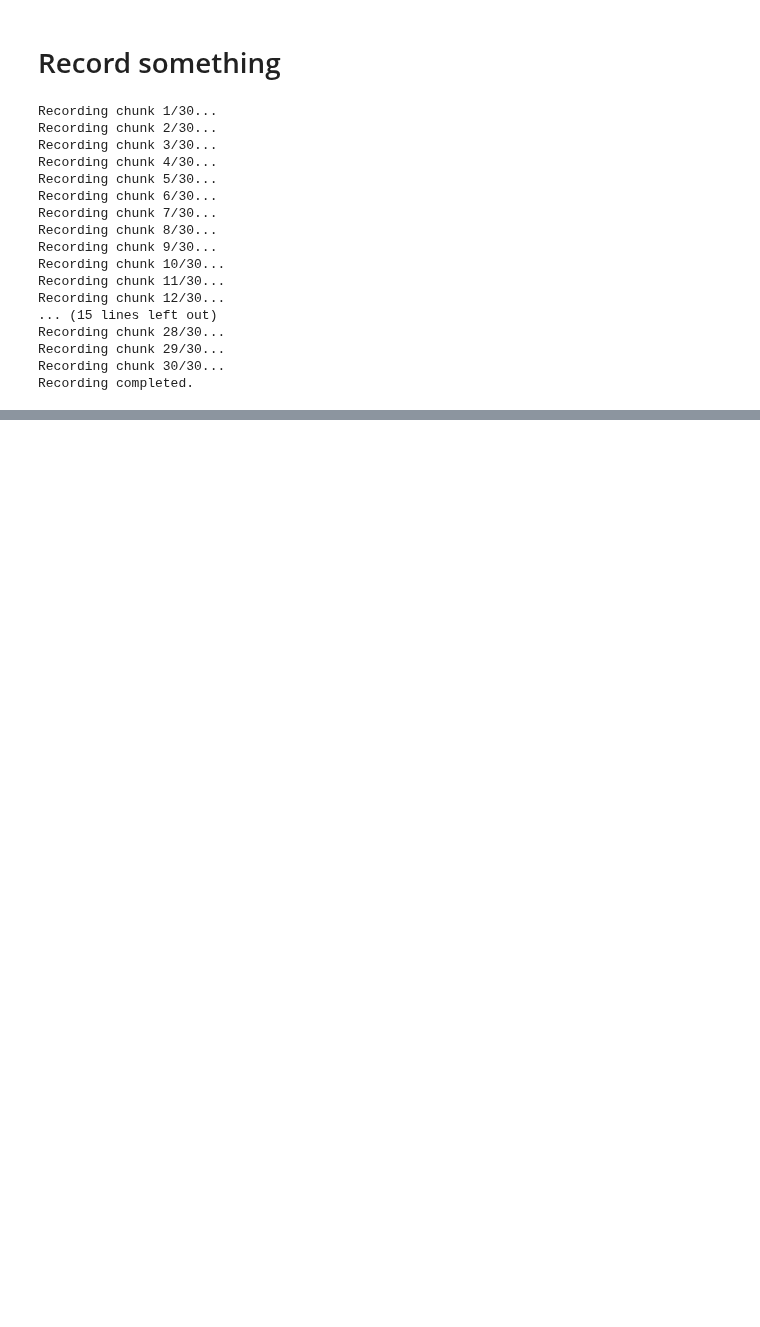
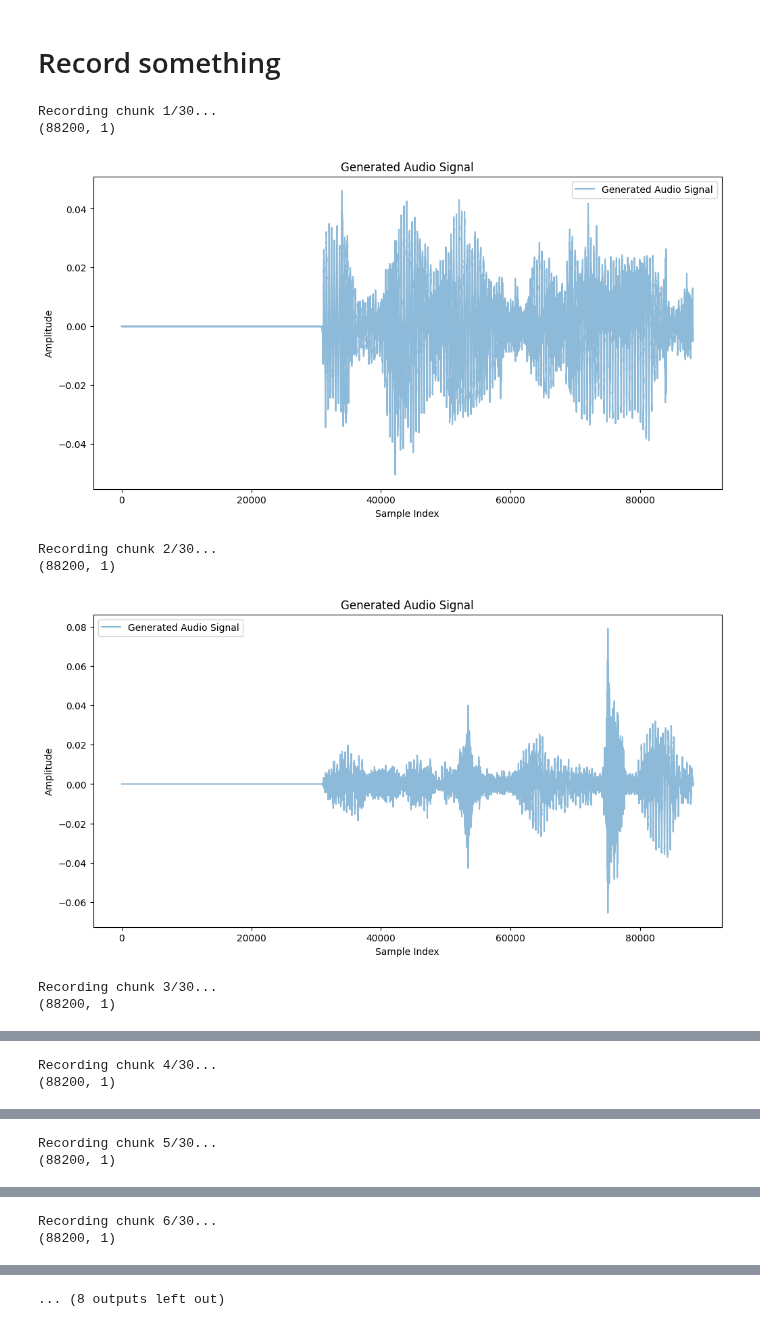
Before and after one commit to wajihullahbaig/AudioGAN, a Jupyter notebook: recorder.ipynb, the cells around one changed output, grey strips where cells are left out. Cells and saved outputs as stored; diff of their text form; code cells hidden in the pictures; blank space fills up the shorter version.

```diff
--- a/recorder.ipynb
+++ b/recorder.ipynb
@@ -5,47 +5,50 @@ import sounddevice as sd
 import numpy as np
 from scipy.io.wavfile import write
 from datetime import datetime
+import matplotlib.pyplot as plt
 
 # Parameters
 fs = 44100  # Sample rate
 total_duration = 60  # Total duration of recording in seconds
 chunk_duration = 2  # Duration of each chunk in seconds
 
 # Calculate the number of chunks
 num_chunks = total_duration // chunk_duration
 
 for i in range(num_chunks):
     print(f"Recording chunk {i + 1}/{num_chunks}...")
 
     # Record audio for the specified chunk duration from the microphone
     recording = sd.rec(int(chunk_duration * fs), samplerate=fs, channels=1, dtype='float32')  # Set channels=1 for mono
     sd.wait()  # Wait until recording is finished
 
     # Create a timestamp for the filename
     timestamp = datetime.now().strftime("%Y%m%d_%H%M%S")
 
     # Save the recording as a WAV file with a timestamp
     write(f'audios/output_chunk_{i + 1}_{timestamp}.wav', fs, recording)
 
     # Convert to NumPy array and save as .npy file with a timestamp
     np.save(f'audios/output_chunk_{i + 1}_{timestamp}.npy', recording)
 
+    # plot the signal
+    print(recording.shape)
+    # Plot the generated audio signal
+    plt.figure(figsize=(12, 6))
+    plt.plot(recording, label='Generated Audio Signal', alpha=0.5)
+    plt.title('Generated Audio Signal')
+    plt.xlabel('Sample Index')
+    plt.ylabel('Amplitude')
+    plt.legend()
+    plt.show()
+
 print("Recording completed.")
 # %% [output]
 Recording chunk 1/30...
-Recording chunk 2/30...
-Recording chunk 3/30...
-Recording chunk 4/30...
-Recording chunk 5/30...
-Recording chunk 6/30...
-Recording chunk 7/30...
-Recording chunk 8/30...
-Recording chunk 9/30...
-Recording chunk 10/30...
-Recording chunk 11/30...
-Recording chunk 12/30...
-... (15 lines left out)
-Recording chunk 28/30...
-Recording chunk 29/30...
-Recording chunk 30/30...
-Recording completed.
+(88200, 1)
+[figure, added]
+Recording chunk 2/30...
+(88200, 1)
+[figure, added]
+Recording chunk 3/30...
+(88200, 1)
@@ -51,0 +56,2 @@ Recording completed.
+Recording chunk 4/30...
+(88200, 1)
@@ -51,0 +59,2 @@ Recording completed.
+Recording chunk 5/30...
+(88200, 1)
@@ -51,0 +62,2 @@ Recording completed.
+Recording chunk 6/30...
+(88200, 1)
@@ -51,0 +65 @@ Recording completed.
+... (8 outputs left out)
```
Also changed, not shown: parts of 1 cell of this notebook, 25 other files.
